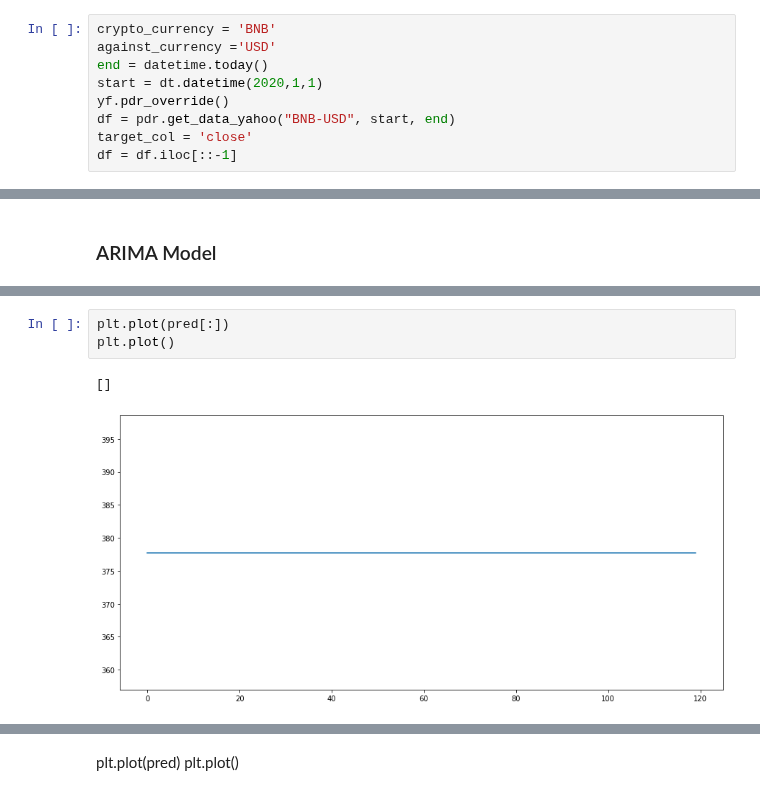
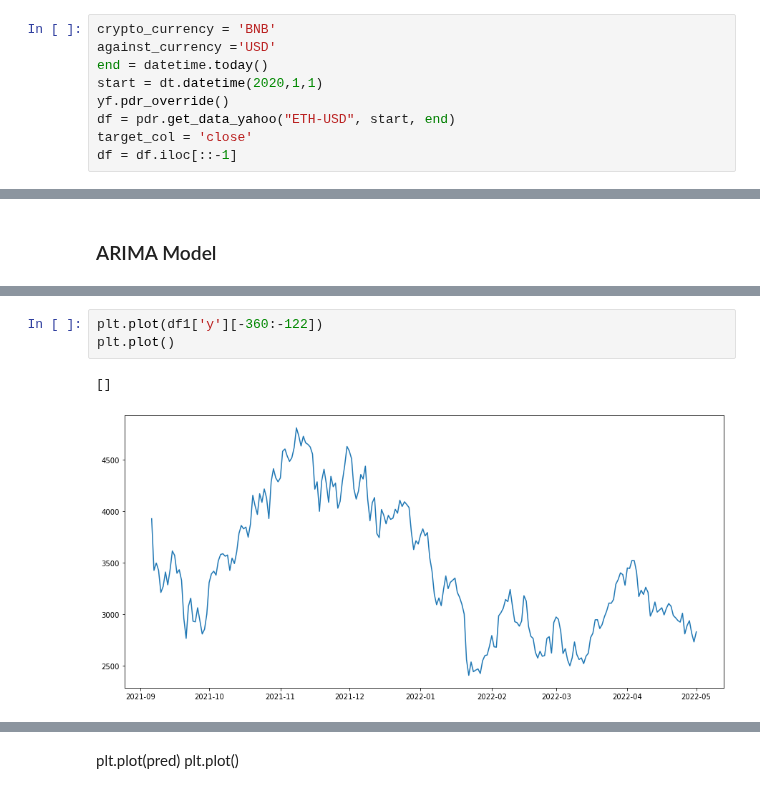
Before and after one commit to akhil14shukla/Crypto-Prediction, a Jupyter notebook: main_ARIMA.ipynb, the cells around one changed output, grey strips where cells are left out. Saved outputs shown, nothing was run; the diff lists cells and outputs as text.

```diff
--- a/main_ARIMA.ipynb
+++ b/main_ARIMA.ipynb
@@ -56,7 +56,7 @@ against_currency ='USD'
 end = datetime.today()
 start = dt.datetime(2020,1,1)
 yf.pdr_override()
-df = pdr.get_data_yahoo("BNB-USD", start, end)
+df = pdr.get_data_yahoo("ETH-USD", start, end)
 target_col = 'close'
 df = df.iloc[::-1]
 # %% [output]
@@ -207,6 +283,6 @@ pred.columns = ['close']
 # %%
-plt.plot(pred[:])
+plt.plot(df1['y'][-360:-122])
 plt.plot()
 # %% [output]
 []
-[figure, old version]
+[figure, new version]
```
Also changed, not shown: parts of 54 cells of this notebook, 3 other files.
